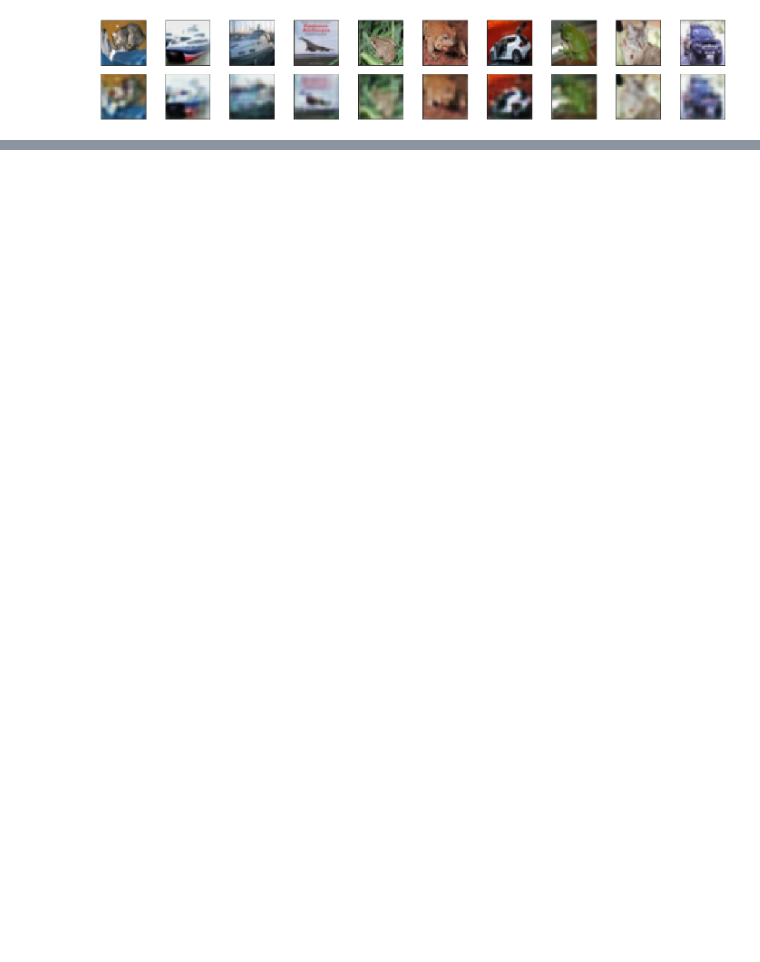
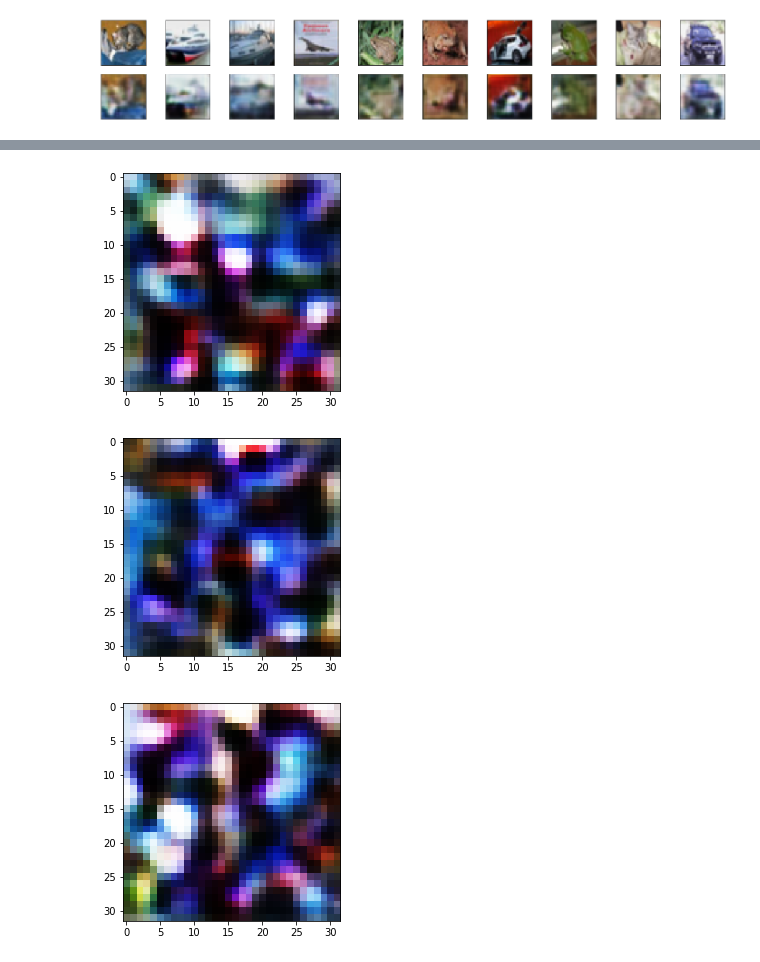
Before and after one commit to willGuimont/autoencoder-CIFAR10, a Jupyter notebook: autoencoder.ipynb, the cells around one changed output, grey strips where cells are left out. Drawn from its saved outputs; the diff is of its cells as text; code cells hidden in the pictures; blank space fills up the shorter version.

```diff
--- a/autoencoder.ipynb
+++ b/autoencoder.ipynb
@@ -178,0 +177,11 @@ for images, row in zip([images, output], axes):
+# %%
+output = model.decode(torch.from_numpy(np.abs(np.random.randn(batch_size, 4, 8, 8)*1.5)).cuda().float())
+output = output.view(batch_size, 3, 32, 32)
+output = output.detach().cpu().numpy()
+for i in range(3):
+    plt.imshow(np.squeeze(output[i]).transpose(1, 2, 0), cmap='gray')
+    plt.show()
+# %% [output]
+[figure, added]
+[figure, added]
+[figure, added]
```
Also changed, not shown: parts of 2 cells of this notebook.
